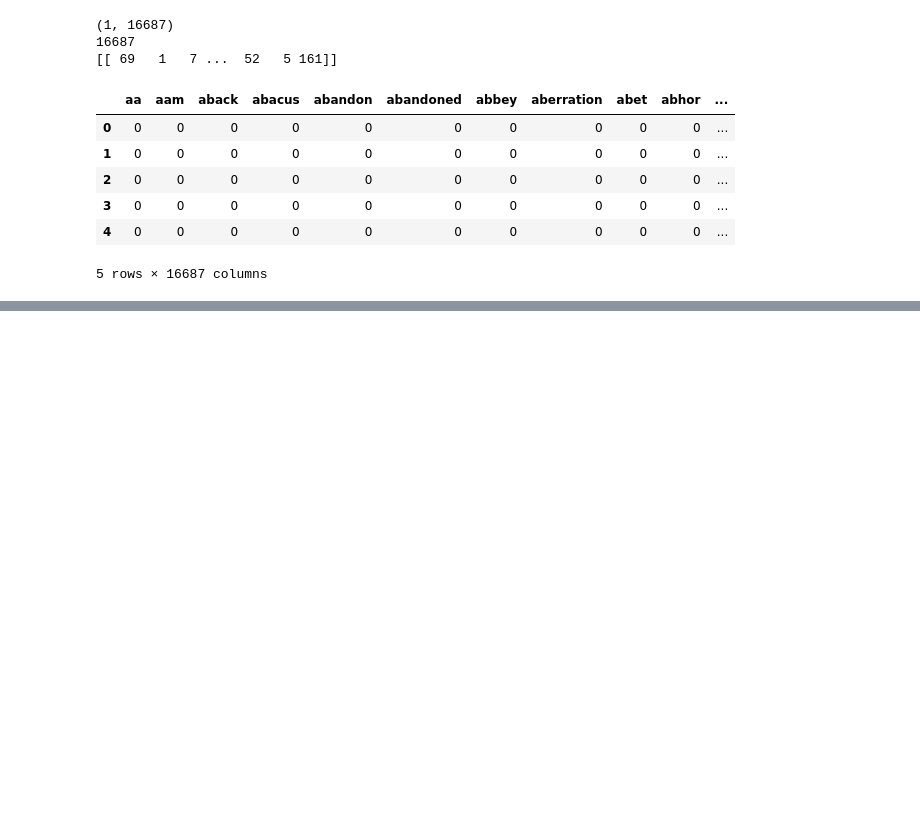
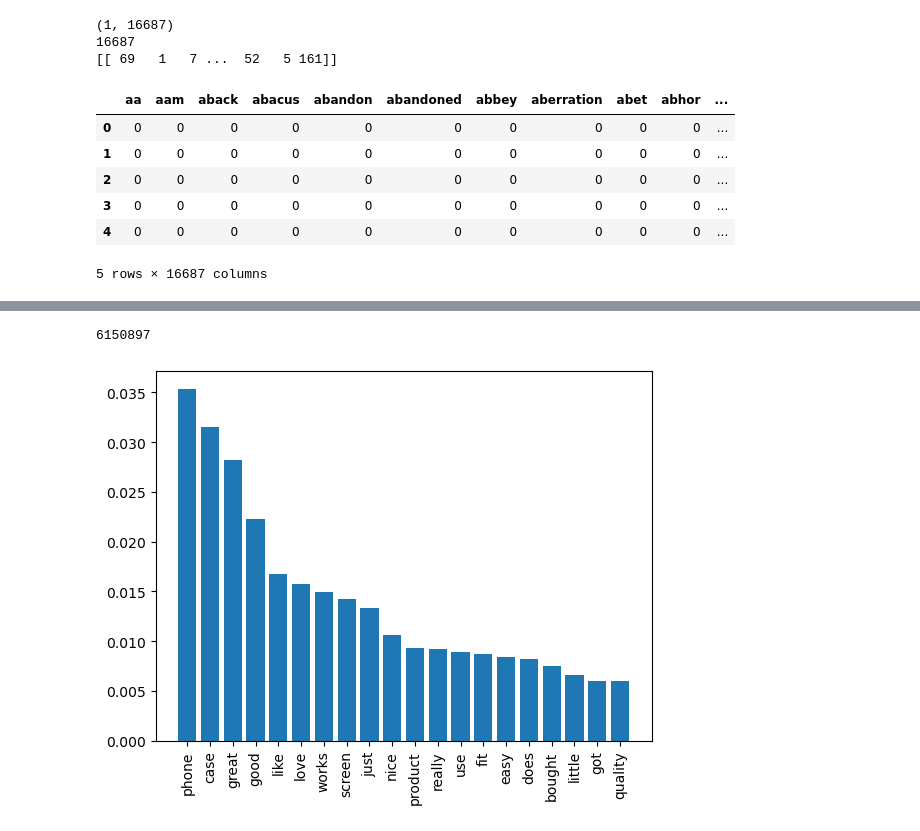
Before and after one commit to 0smee/nlp-capstone, a Jupyter notebook: notebooks/first_explore.ipynb, the cells around one changed output, grey strips where cells are left out. Saved outputs shown, nothing was run; the diff lists cells and outputs as text; code cells hidden in the pictures; blank space fills up the shorter version.

```diff
--- a/notebooks/first_explore.ipynb
+++ b/notebooks/first_explore.ipynb
@@ -452,3 +435,3 @@ short_car2
 # %%
-bow_short2, s_transformed_short2 = bow_review(short_car2, stop="english")
+bow2, doc_term2 = bow_review(short_car2, stop="english")
 # %%
@@ -477,9 +464,9 @@ corpus2[:10]
 # %%
-term_frequencies2 = s_transformed_short2.sum(axis=0)
+term_frequencies2 = doc_term2.sum(axis=0)
 print(term_frequencies2.shape)
 print(len(corpus2))
 print(term_frequencies2[:][:1])
-my_df = pd.DataFrame(columns=bow_short2.get_feature_names(), data=s_transformed_short2.toarray())
+my_df = pd.DataFrame(columns=bow2.get_feature_names(), data=doc_term2.toarray())
 # %% [output]
 (1, 16687)
 16687
@@ -496,3 +481,7 @@ my_df.head()
 | 3 | 0 | 0 | 0 | 0 | 0 | 0 | 0 | 0 | 0 | 0 | ... |
 | 4 | 0 | 0 | 0 | 0 | 0 | 0 | 0 | 0 | 0 | 0 | ... |
 5 rows × 16687 columns
+# %%
+freq_df = pd.DataFrame(columns=bow2.get_feature_names(), data=term_frequencies2)
+freq_df = freq_df.T.sort_values(0, ascending=False)
+freq_df.head(20)
@@ -498,0 +506,12 @@ my_df.head()
+# %%
+total_obs = freq_df[0].sum()
+total_obs
+# %% [output]
+6150897
+# %%
+plt.figure()
+plt.bar(freq_df.head(20).index, freq_df.head(20)[0]/total_obs)
+plt.xticks(rotation=90)
+plt.show();
+# %% [output]
+[figure, added]
```
Also changed, not shown: parts of 15 cells of this notebook.
